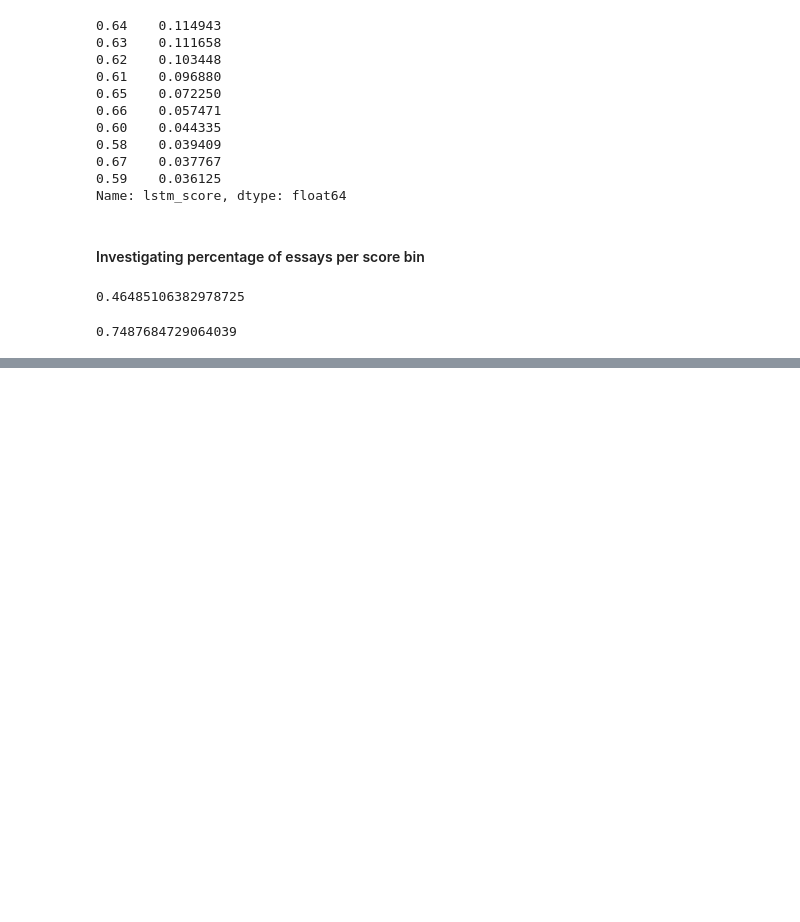
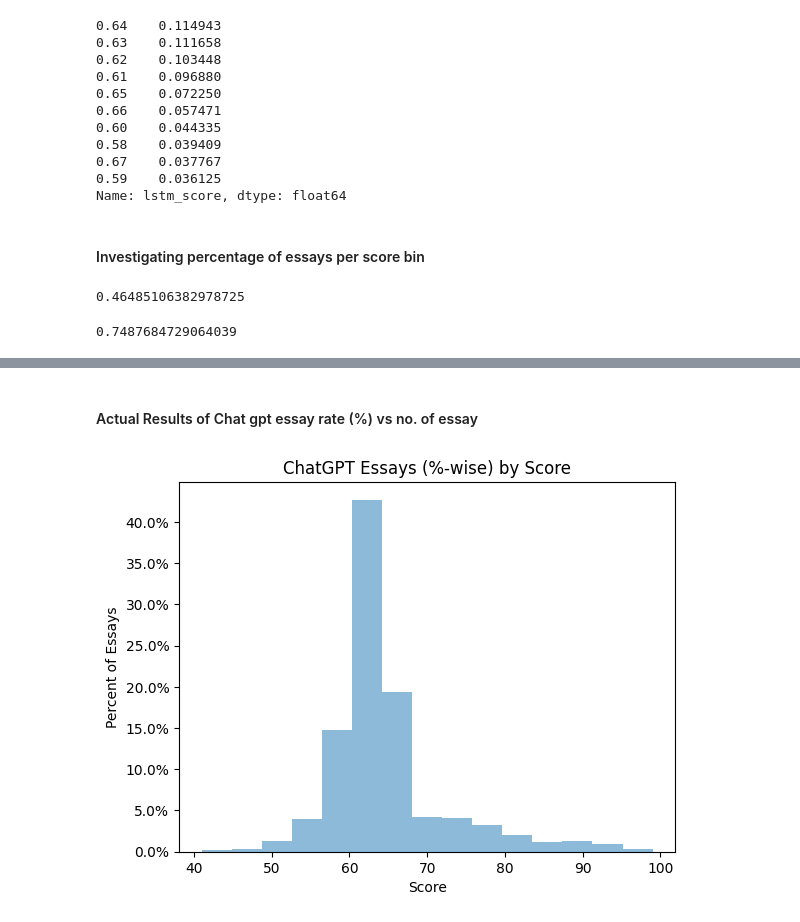
Before and after one commit to lodi-m/u-integrity, a Jupyter notebook: chatgpt_essay_scores/final_scores_analysis.ipynb, the cells around one changed output, grey strips where cells are left out. Cells and saved outputs as stored; diff of their text form; code cells hidden in the pictures; blank space fills up the shorter version.

```diff
--- a/chatgpt_essay_scores/final_scores_analysis.ipynb
+++ b/chatgpt_essay_scores/final_scores_analysis.ipynb
@@ -100,0 +100,11 @@ chatgpt_scores.between(greater_than, less_than, inclusive='both').sum() / len(ch
+# %% [markdown]
+#### Actual Results of Chat gpt essay rate (%) vs no. of essay
+# %%
+plt.hist(chatgpt_scores*100, weights=np.ones(len(chatgpt_scores)) / len(chatgpt_scores), bins=15, alpha=0.5)
+plt.gca().yaxis.set_major_formatter(PercentFormatter(1))
+plt.title('ChatGPT Essays (%-wise) by Score')
+plt.xlabel('Score')
+plt.ylabel('Percent of Essays')
+plt.show()
+# %% [output]
+[figure, added]
```
Also changed, not shown: parts of 9 cells of this notebook.
